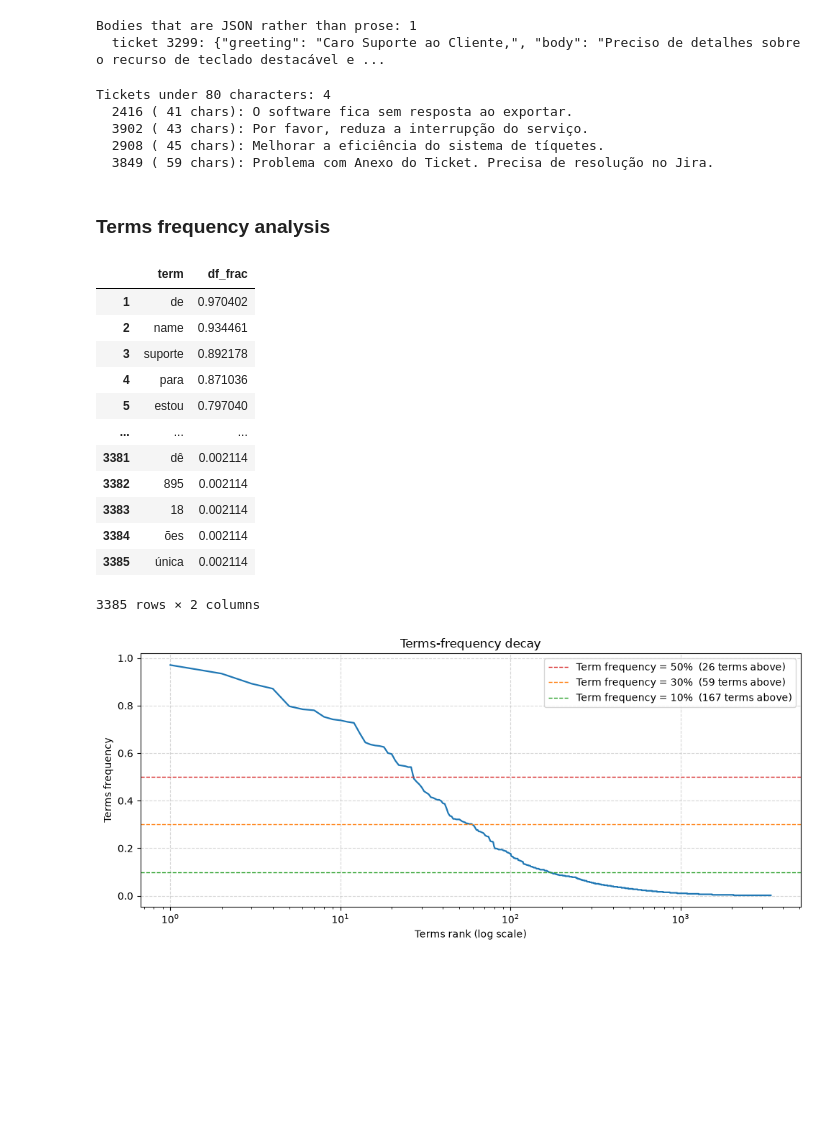
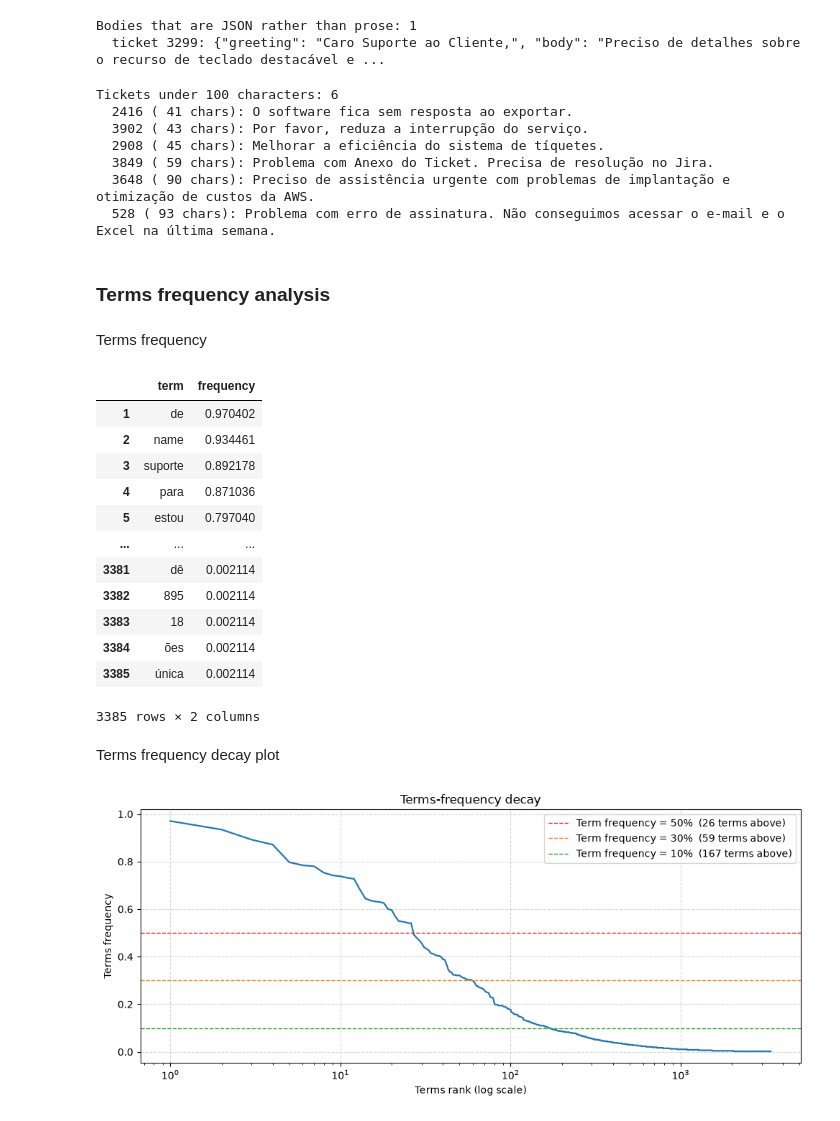
Before and after one commit to nicolaubruno/voll_technical_case, a Jupyter notebook: 1. Exploration.ipynb, the cells around one changed output. Drawn from its saved outputs; the diff is of its cells as text; code cells hidden in the pictures; blank space fills up the shorter version.

```diff
--- a/1. Exploration.ipynb
+++ b/1. Exploration.ipynb
@@ -290,38 +290,42 @@ Bodies that are JSON rather than prose: 1
   ticket 3299: {"greeting": "Caro Suporte ao Cliente,", "body": "Preciso de detalhes sobre o recurso de teclado destacável e ...
 # %%
 # Very short tickets: little signal, worth tracking downstream.
-short = cleaned_tickets_df["full_text"][cleaned_tickets_df["full_text"].str.len() < 80].sort_values(key=lambda s: s.str.len())
-print(f"\nTickets under 80 characters: {len(short)}")
+short = cleaned_tickets_df["full_text"][cleaned_tickets_df["full_text"].str.len() < 100].sort_values(key=lambda s: s.str.len())
+print(f"\nTickets under 100 characters: {len(short)}")
 for tid, text in short.items():
     print(f"  {tid} ({len(text):>3} chars): {text}")
 # %% [output]
-Tickets under 80 characters: 4
+Tickets under 100 characters: 6
   2416 ( 41 chars): O software fica sem resposta ao exportar.
   3902 ( 43 chars): Por favor, reduza a interrupção do serviço.
   2908 ( 45 chars): Melhorar a eficiência do sistema de tíquetes.
   3849 ( 59 chars): Problema com Anexo do Ticket. Precisa de resolução no Jira.
+  3648 ( 90 chars): Preciso de assistência urgente com problemas de implantação e otimização de custos da AWS.
+  528 ( 93 chars): Problema com erro de assinatura. Não conseguimos acessar o e-mail e o Excel na última semana.
 # %% [markdown]
 ### Terms frequency analysis
 # %%
-document_tokens_counter = CountVectorizer(
+token_counter = CountVectorizer(
     binary=True,
     token_pattern=TOKEN_PATTERN
 )
 
-document_tokens_matrix = document_tokens_counter.fit_transform(cleaned_tickets_df["full_text"])
-vocabulary = document_tokens_counter.get_feature_names_out()
-tokens_frequency = np.asarray(document_tokens_matrix.sum(axis=0)).ravel() / NUMBER_DOCS
+tokens_matrix = token_counter.fit_transform(cleaned_tickets_df["full_text"])
+vocabulary = token_counter.get_feature_names_out()
+tokens_frequency = np.asarray(tokens_matrix.sum(axis=0)).ravel() / NUMBER_DOCS
 tokens_frequency_order = np.argsort(-tokens_frequency)
+# %% [markdown]
+Terms frequency
 # %%
 terms_frequency = pd.DataFrame({
     "term": vocabulary[tokens_frequency_order],
-    "df_frac": tokens_frequency[tokens_frequency_order]
+    "frequency": tokens_frequency[tokens_frequency_order]
 })
 terms_frequency.index = np.arange(1, len(terms_frequency) + 1)
 
 terms_frequency
 # %% [output]
-|  | term | df_frac |
+|  | term | frequency |
 | 1 | de | 0.970402 |
 | 2 | name | 0.934461 |
 | 3 | suporte | 0.892178 |
@@ -334,6 +338,8 @@ terms_frequency
 | 3384 | ões | 0.002114 |
 | 3385 | única | 0.002114 |
 3385 rows × 2 columns
+# %% [markdown]
+Terms frequency decay plot
 # %%
 fig, ax = plt.subplots(figsize=(10, 4.5))
 
```
Also changed, not shown: parts of 14 cells of this notebook, 1 other file.
